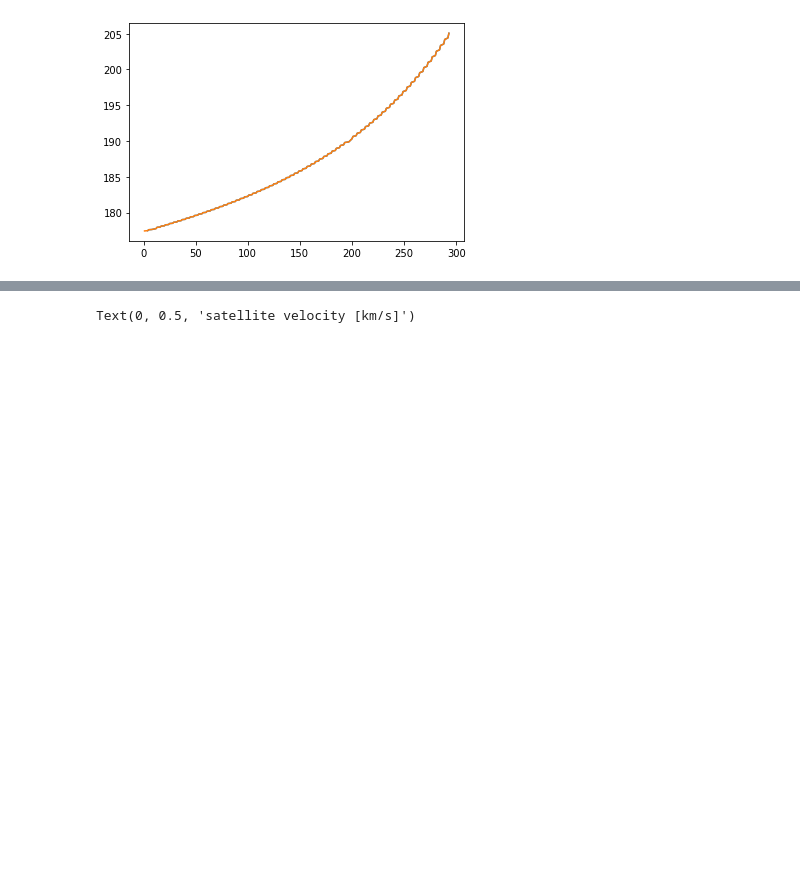
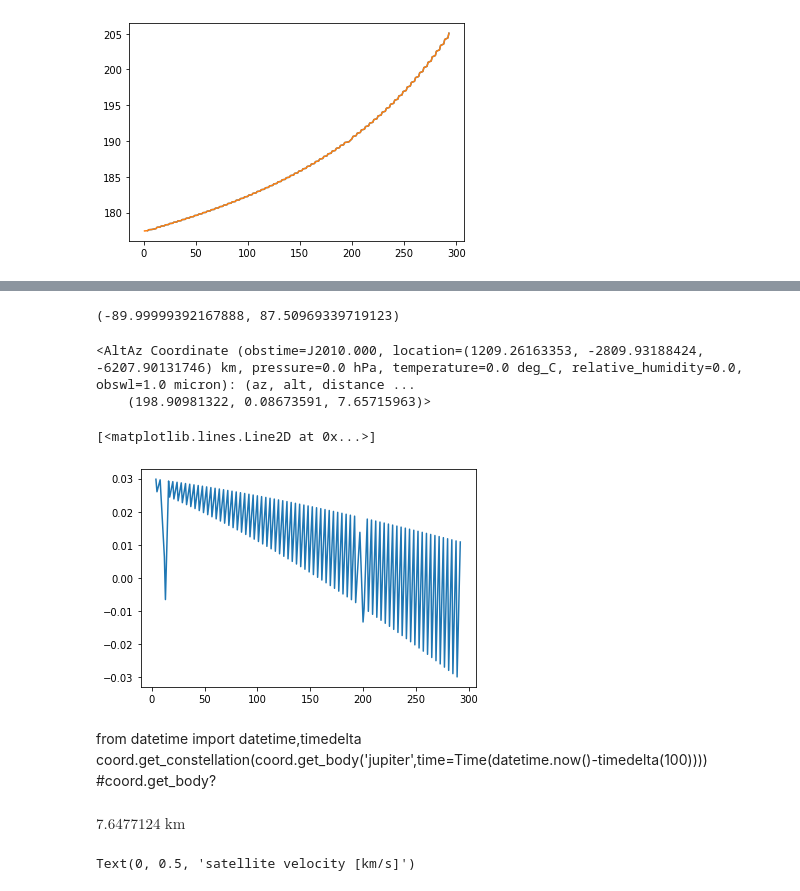
Before and after one commit to limu007/cube, a Jupyter notebook: Attitude_computed.ipynb, the cells around one changed output, grey strips where cells are left out. Saved outputs shown, nothing was run; the diff lists cells and outputs as text; code cells hidden in the pictures; blank space fills up the shorter version.

Commit message:
altaz corrected

```diff
--- a/Attitude_computed.ipynb
+++ b/Attitude_computed.ipynb
@@ -170,2 +218,8 @@ pl.plot(dt2,azis)
 # %%
-dd=move[2]
+lob=coord.EarthLocation.from_geodetic(20*u.deg,0*u.deg,10*u.m)
+from astropy import units as u
+loc=coord.EarthLocation.from_geodetic(0*u.deg,30*u.deg,(6378+10)*u.m)
+dir1=coord.SkyCoord(0,0.0,-1,representation_type="cartesian", frame="fk5",unit='m',location=loc,obstime=t0)
+dir1.icrs.dec.deg,dir1.altaz.az.deg
+# %% [output]
+(-89.99999392167888, 87.50969339719123)
@@ -171,0 +231,19 @@ dd=move[2]
+# %%
+obj = coord.EarthLocation(-1*u.deg, 52*u.deg, height=10.*u.km)
+home = coord.EarthLocation(-1*u.deg, 52*u.deg, height=0.*u.km)
+
+def ap_dist(obj,home,t=None):
+    if t==None: t = Time('J2010')
+    itrs_vec = obj.get_itrs(t).cartesian - home.get_itrs(t).cartesian
+    cirs_vec = coord.ITRS(itrs_vec, obstime=t).transform_to(coord.CIRS(obstime=t)).cartesian
+    cirs_topo = coord.CIRS(cirs_vec, obstime=t, location=home)
+    return cirs_topo.transform_to(coord.AltAz(obstime=t, location=home))
+
+moo=ap_dist(sat_loc[10],sat_loc[9])
+# %% [output]
+<AltAz Coordinate (obstime=J2010.000, location=(1209.26163353, -2809.93188424, -6207.90131746) km, pressure=0.0 hPa, temperature=0.0 deg_C, relative_humidity=0.0, obswl=1.0 micron): (az, alt, distance ...
+    (198.90981322, 0.08673591, 7.65715963)>
+# %%
+exalt=lambda moo:[moo.alt.value,moo.az.value]
+disall=[ap_dist(sat_loc[i],sat_loc[i-1]) for i in range(1,len(sat_loc))]
+#moo.alt,moo.az
@@ -172,3 +252,22 @@ dd=move[2]
+# %%
+mall=np.array([exalt(m) for m in disall])
+pl.plot(dt2[1:-1],mall[:-1,0]/ddt[:-1])
+#pl.plot(dists2[1:]/ddt[:-1])
+#pl.ylim(5,10)
+# %% [output]
+[<matplotlib.lines.Line2D at 0x...>]
+[figure, added]
+# %% [markdown]
+from datetime import datetime,timedelta
+coord.get_constellation(coord.get_body('jupiter',time=Time(datetime.now()-timedelta(100))))
+#coord.get_body?
+# %%
+pts=coord.SphericalRepresentation(rep[0]*u.deg,rep[1]*u.deg,(rep[2])*u.km)
+ip=pts[2]#.separation_3d(pts[1])
+dis=ip.to_cartesian()-pts[3].to_cartesian()
+dis.norm()
+# %% [output]
+$7.6477124 \; \mathrm{km}$
 # %%
 ddt=dt2[1:]-dt2[:-1]
 pl.plot(dt2[1:-1],np.array(dist[1:])/1e3/ddt[:-1])
```
Also changed, not shown: parts of 10 cells of this notebook, 1 other file.
